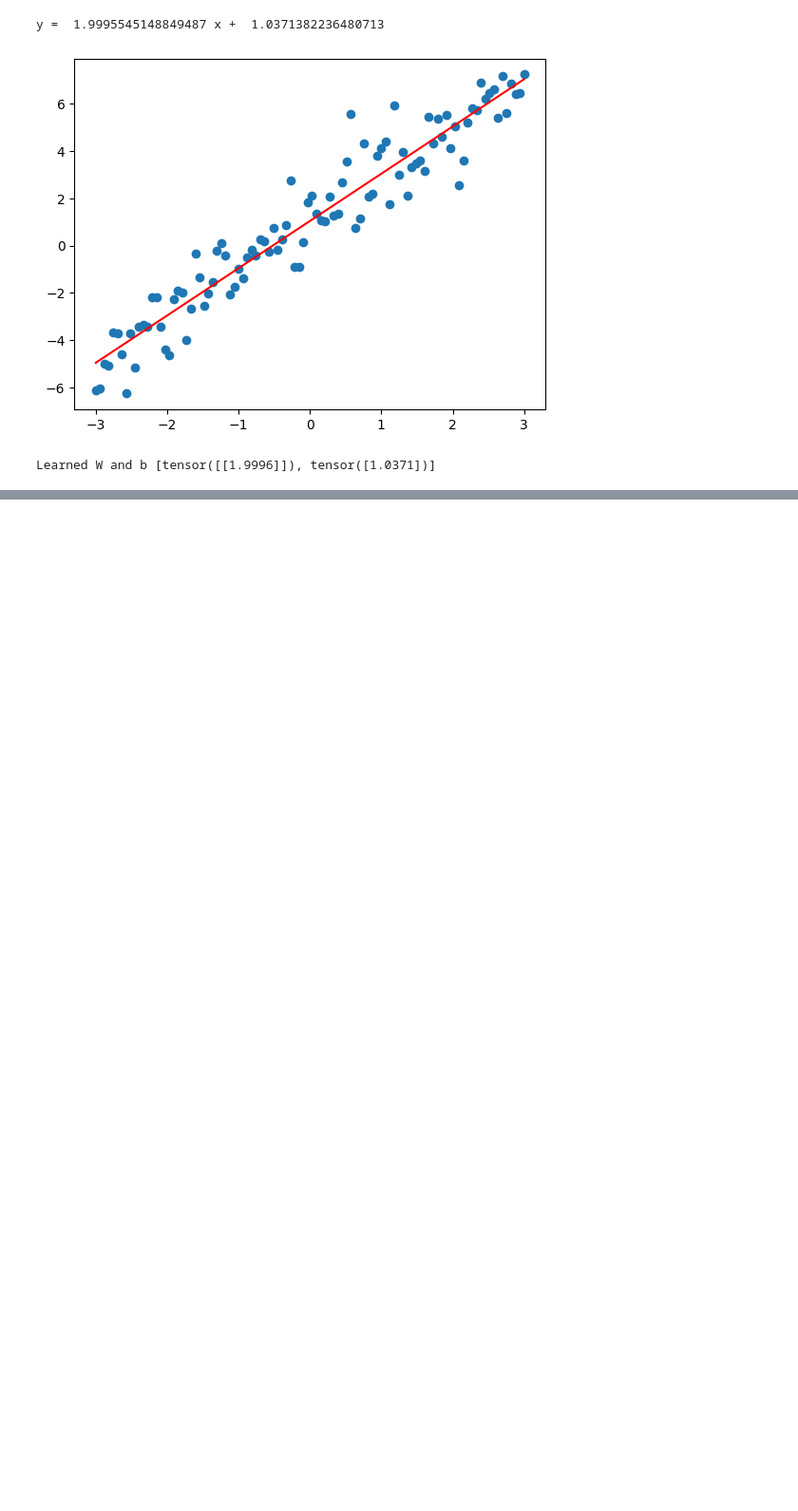
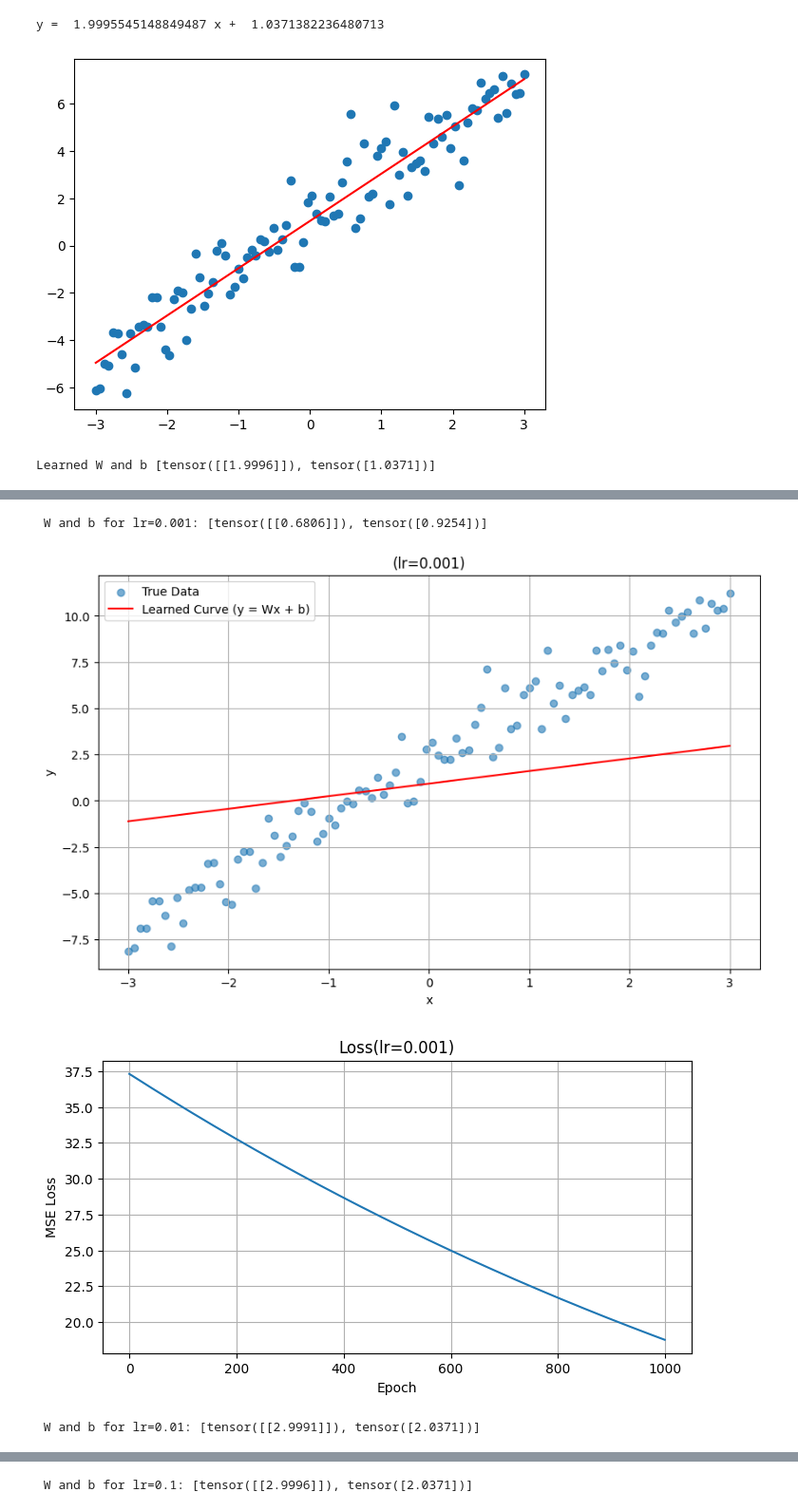
Before and after one commit to AliSalimkhani/DeepNN_Course2025, a Jupyter notebook: DeepNN.ipynb, the cells around one changed output, grey strips where cells are left out. Shown at 95% size. Saved outputs shown, nothing was run; the diff lists cells and outputs as text; code cells hidden in the pictures; blank space fills up the shorter version.

```diff
--- a/DeepNN.ipynb
+++ b/DeepNN.ipynb
@@ -148,0 +290,43 @@ Learned W and b [tensor([[1.9996]]), tensor([1.0371])]
+# %%
+torch.manual_seed(0)
+x = torch.linspace(-3, 3, 100).unsqueeze(1)
+y = 3*x + 2 + torch.randn(x.size())
+
+for lr_val in [0.001, 0.01, 0.1]:
+    model = nn.Linear(1, 1)
+    opt = torch.optim.Adam(model.parameters(), lr=lr_val)
+    loss_function = nn.MSELoss()
+
+    losses = []
+    for epoch in range(1000):
+        y_predicted = model(x)
+        loss = loss_function(y_predicted, y)
+        opt.zero_grad()
+        loss.backward()
+        opt.step()
+        losses.append(loss.item())
+
+    print(f" W and b for lr={lr_val}:", [p.data for p in model.parameters()])
+
+    plt.figure(figsize=(10, 6))
+    plt.scatter(x.numpy(), y.numpy(), label='True Data', alpha=0.6)
+    plt.plot(x.numpy(), y_predicted.detach().numpy(), color='red', label='Learned Curve (y = Wx + b)')
+    plt.title(f'(lr={lr_val})')
+    plt.xlabel('x')
+    plt.ylabel('y')
+    plt.legend()
+    plt.grid(True)
+    plt.show()
+
+    plt.figure(figsize=(8, 4))
+    plt.plot(losses)
+    plt.title(f'Loss(lr={lr_val})')
+    plt.xlabel('Epoch')
+    plt.ylabel('MSE Loss')
+    plt.grid(True)
+    plt.show()
+# %% [output]
+ W and b for lr=0.001: [tensor([[0.6806]]), tensor([0.9254])]
+[figure, added]
+[figure, added]
+ W and b for lr=0.01: [tensor([[2.9991]]), tensor([2.0371])]
@@ -148,0 +335 @@ Learned W and b [tensor([[1.9996]]), tensor([1.0371])]
+ W and b for lr=0.1: [tensor([[2.9996]]), tensor([2.0371])]
```
Also changed, not shown: parts of 16 cells of this notebook.
